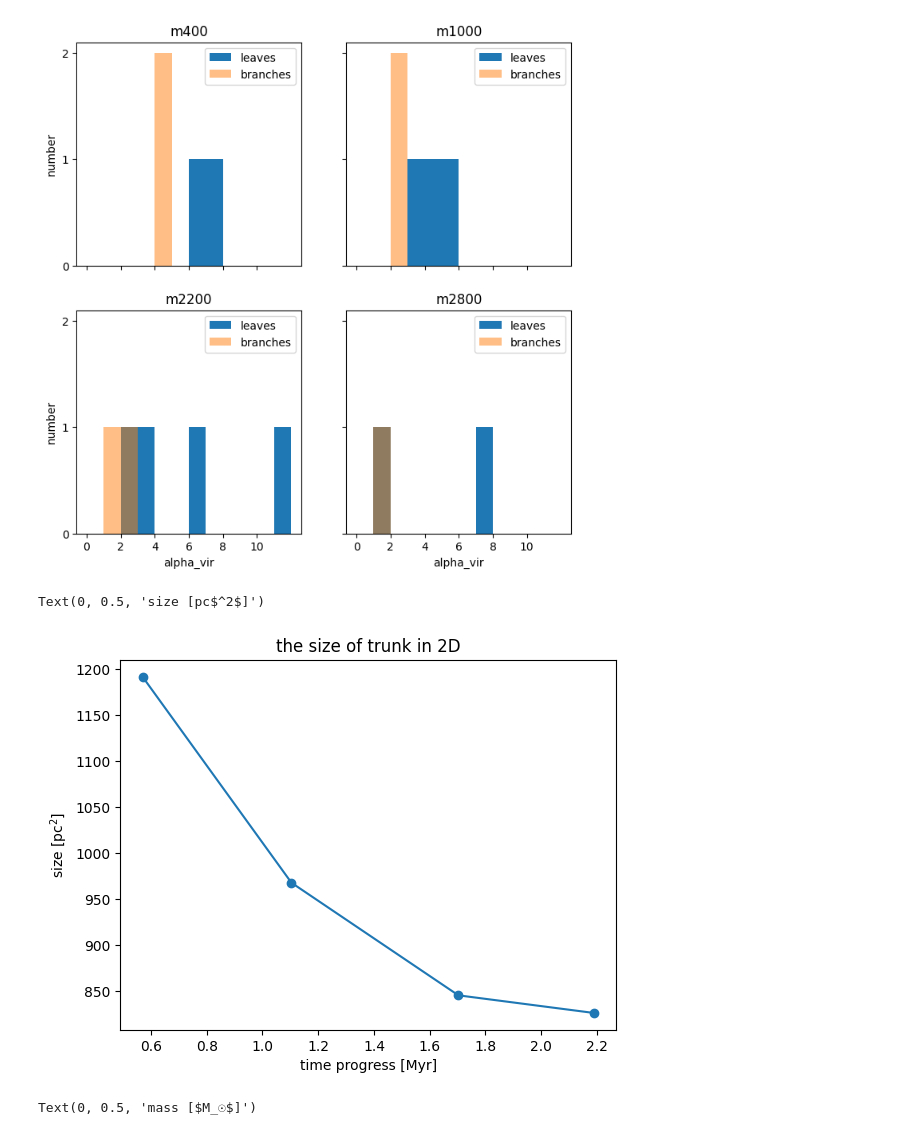
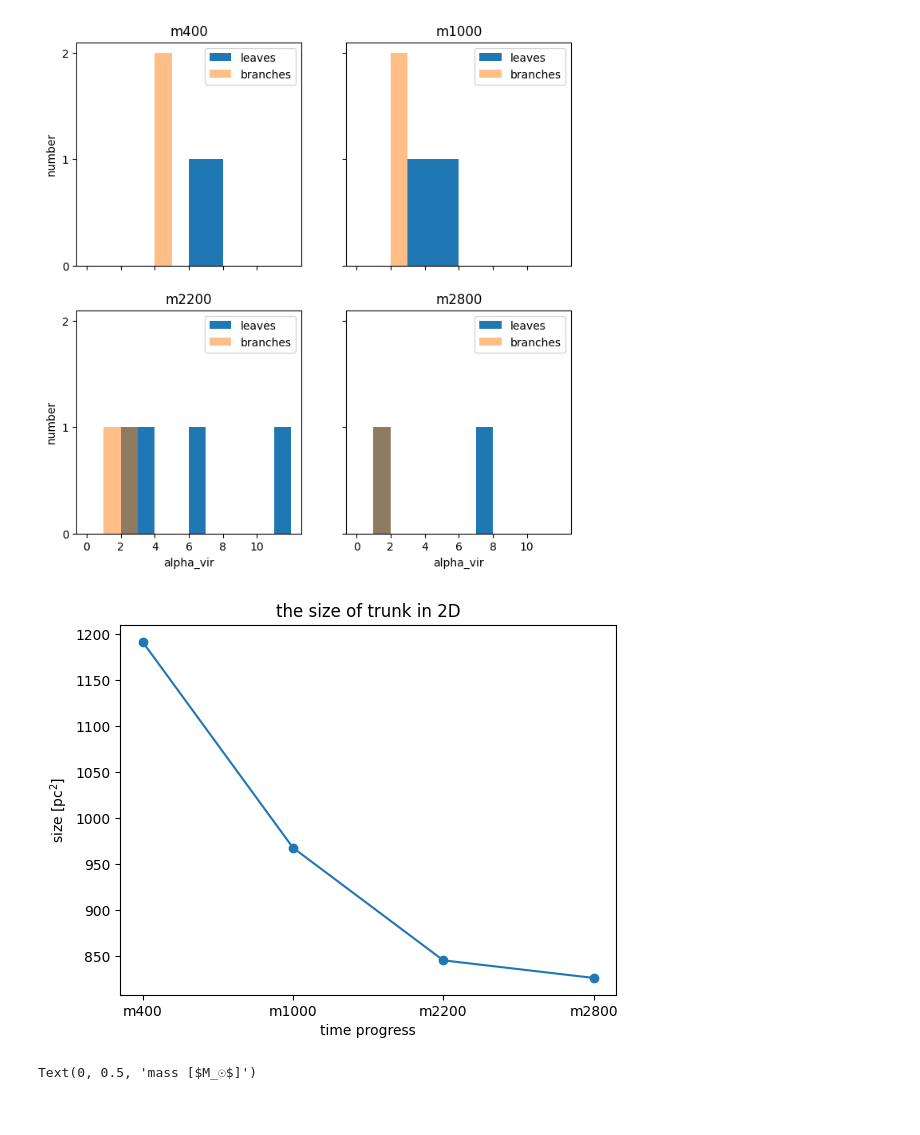
Before and after one commit to kotora260/StarGen, a Jupyter notebook: discuss_2D.ipynb, the cells around one changed output. Cells and saved outputs as stored; diff of their text form; code cells hidden in the pictures.

```diff
--- a/discuss_2D.ipynb
+++ b/discuss_2D.ipynb
@@ -169,18 +169,17 @@ axes[1, 1].legend()
 # %%
 # plot the　size of trunk in 2D
 
 trunk_size = [1191.8911814689636, 967.6930010318756, 845.054680109024, 825.8924424648285]
 
-plt.plot(myr, trunk_size, marker="o")
+plt.plot(left, trunk_size, marker="o")
 
 plt.title("the size of trunk in 2D")
-plt.xlabel("time progress [Myr]")
+plt.xlabel("time progress")
 plt.ylabel("size [pc$^2$]")
 
 #plt.savefig("trunk_size_2D")
 # %% [output]
-Text(0, 0.5, 'size [pc$^2$]')
-[figure, old version]
+[figure, new version]
 # %%
 # plot the mass and virial mass of trunk in 2D
 
```
Also changed, not shown: 1 other file.
